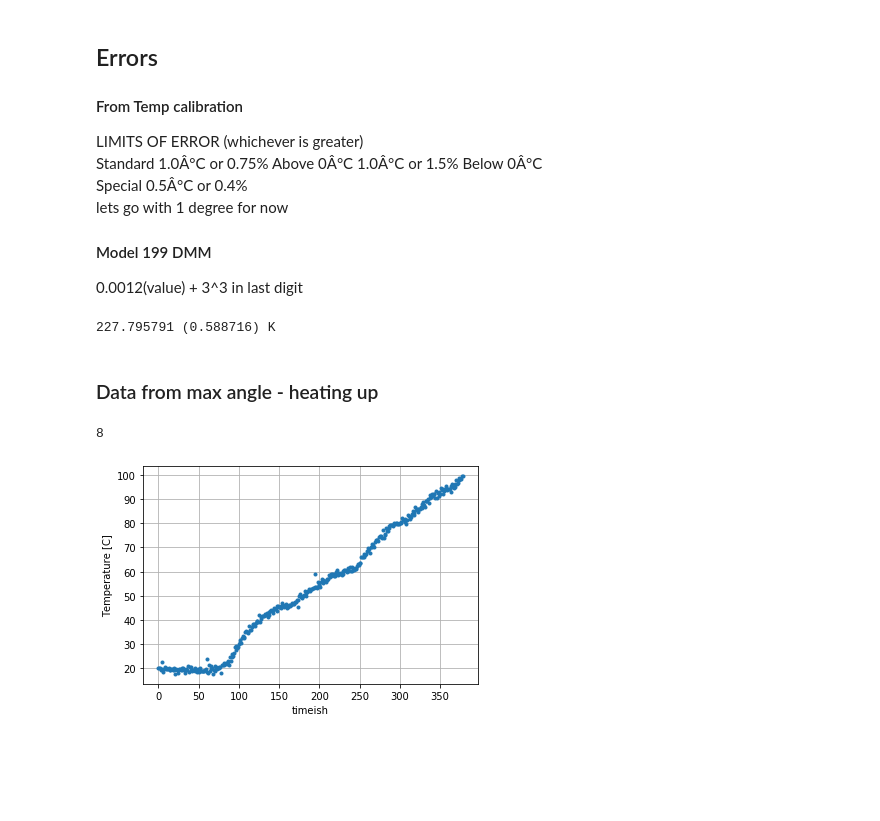
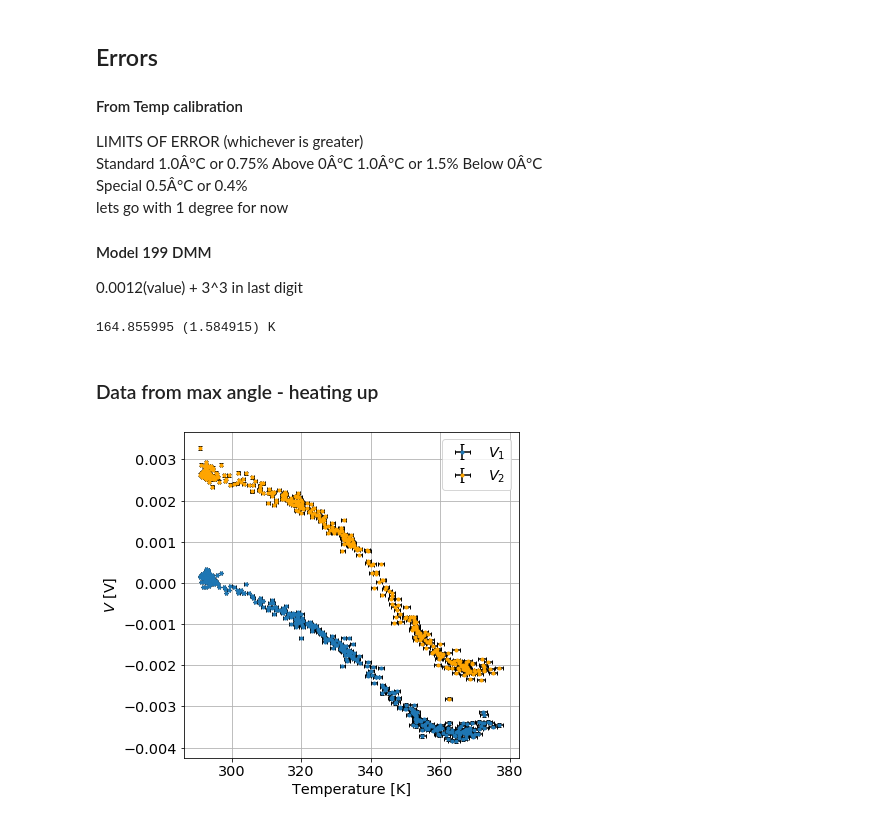
Before and after one commit to eklem1/ModernLab, a Jupyter notebook: ConstMag_Temp.ipynb, the cells around one changed output. Saved outputs shown, nothing was run; the diff lists cells and outputs as text; code cells hidden in the pictures; blank space fills up the shorter version.

```diff
--- a/ConstMag_Temp.ipynb
+++ b/ConstMag_Temp.ipynb
@@ -142,15 +139,28 @@ def getTempFromVolt_Err(V, ErrV):
             break
 
     return [TempVal, Err]
+
+def ErrOnVoltage(data):
+    errStatic = 3**3*(1e-7)
+    Err = []
+
+    for row in data:
+        row_err = []
+        for ele in row:
+            row_err.append(0.012*ele + errStatic)
+
+        Err.append(row_err)
+
+    return np.array(Err)
 # %%
 # Use function to get temp for a given V
-V = -1.66
+V = -3.61
 VoltErr = 0.012*V + 3**3*(1e-7) #this is sorta for the wrong range
 
 Temp = getTempFromVolt_Err(V, VoltErr)
 
 print("%f (%f) K" %(Temp[0], Temp[1]))
 # %% [output]
-227.795791 (0.588716) K
+164.855995 (1.584915) K
 # %% [markdown]
 ### Data from max angle - heating up
@@ -160,17 +169,33 @@ tempdataMandT = [getTempFromVolt(V) for V in dataMandT[7]*1e3]
 # %%
-peak = np.where(tempdataMandT == np.amax(tempdataMandT))[0][0]
-tempdataMandT = tempdataMandT[0:peak]
-dataMandT = dataMandT[:, 0:peak]
+# peak = np.where(tempdataMandT == np.amax(tempdataMandT))[0][0]
+# tempdataMandT = tempdataMandT[0:peak]
+# dataMandT = dataMandT[:, 0:peak]
 
-print(len(dataMandT))
+# print(len(dataMandT))
 
-plt.plot(tempdataMandT, ls=" ", marker=".")
+# plt.plot(tempdataMandT, ls=" ", marker=".")
 
-plt.grid()
-plt.xlabel("timeish")
-plt.ylabel("Temperature [C]")
+# plt.grid()
+# plt.xlabel("timeish")
+# plt.ylabel("Temperature [C]")
 
-plt.show()
+# plt.show()
-# %% [output]
-8
-[figure, removed]
+# %%
+dataM_T_maxA = np.transpose((np.loadtxt('Data/2020-02-14 15_26 Voltage Readings Data_full.csv', delimiter=',', skiprows = 1)))
+
+Err_M_T_maxA = ErrOnVoltage(dataM_T_maxA)
+
+TempErr_M_T_maxA = [getTempFromVolt_Err(dataM_T_maxA[7][i]*1e3, Err_M_T_maxA[7][i]*1e3) for i in range(0, len(dataM_T_maxA[0])) ]
+TempErr_M_T_maxA = np.transpose(TempErr_M_T_maxA)
+
+plt.errorbar(TempErr_M_T_maxA[0], dataM_T_maxA[0], yerr=Err_M_T_maxA[0], xerr=TempErr_M_T_maxA[1], ls=" ", marker=".", label="$V_1$", ecolor='black', capsize=2)
+plt.errorbar(TempErr_M_T_maxA[0], dataM_T_maxA[1], yerr=Err_M_T_maxA[1], xerr=TempErr_M_T_maxA[1], ls=" ", marker=".", label="$V_2$", ecolor='black', capsize=2, color="orange")
+
+plt.grid()
+plt.ylabel("$V$ [V]")
+plt.xlabel("Temperature [K]")
+plt.legend()
+
+plt.show()
+# %% [output]
+[figure, added]
```
Also changed, not shown: parts of 17 cells of this notebook, 4 other files.
